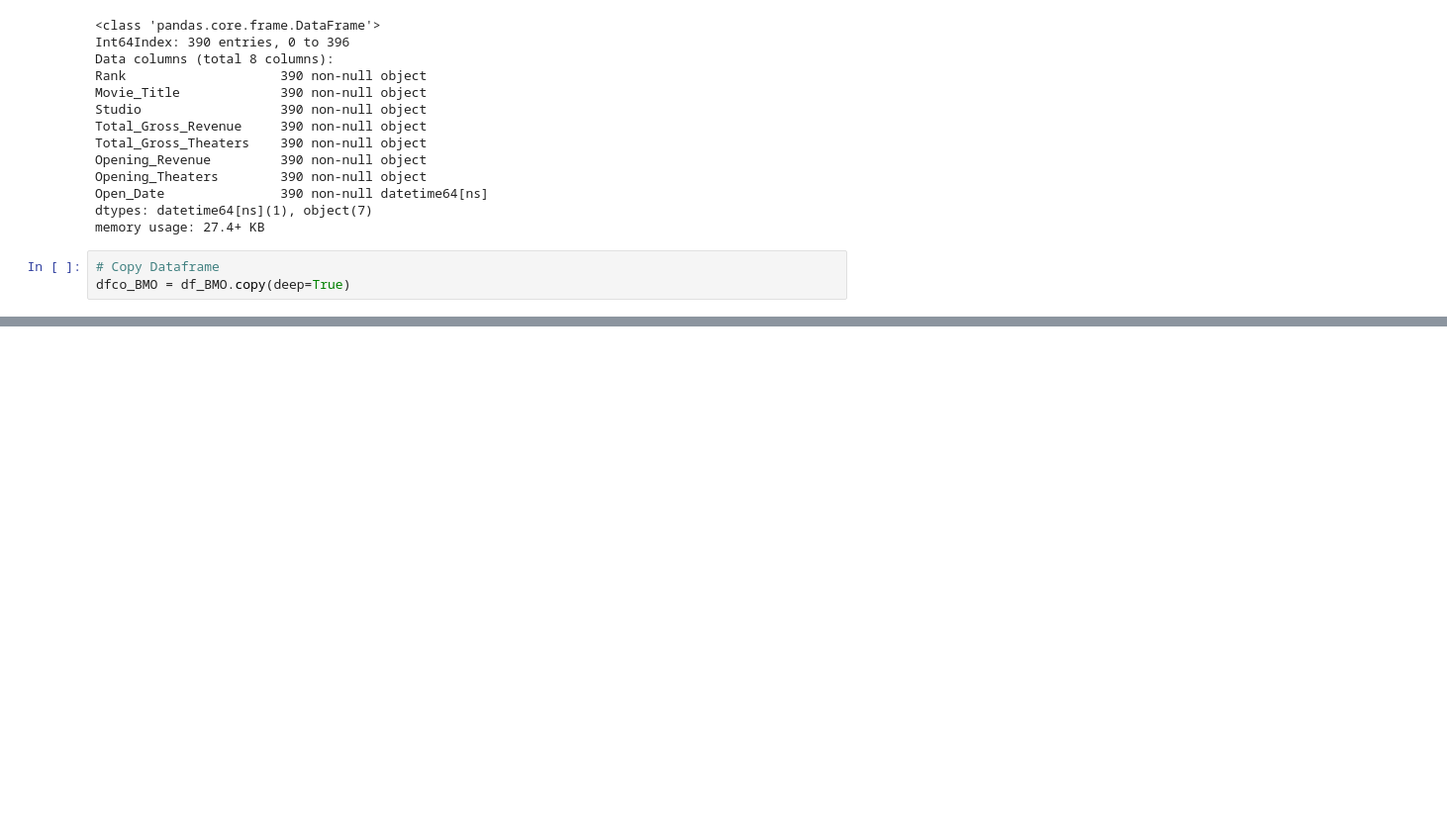
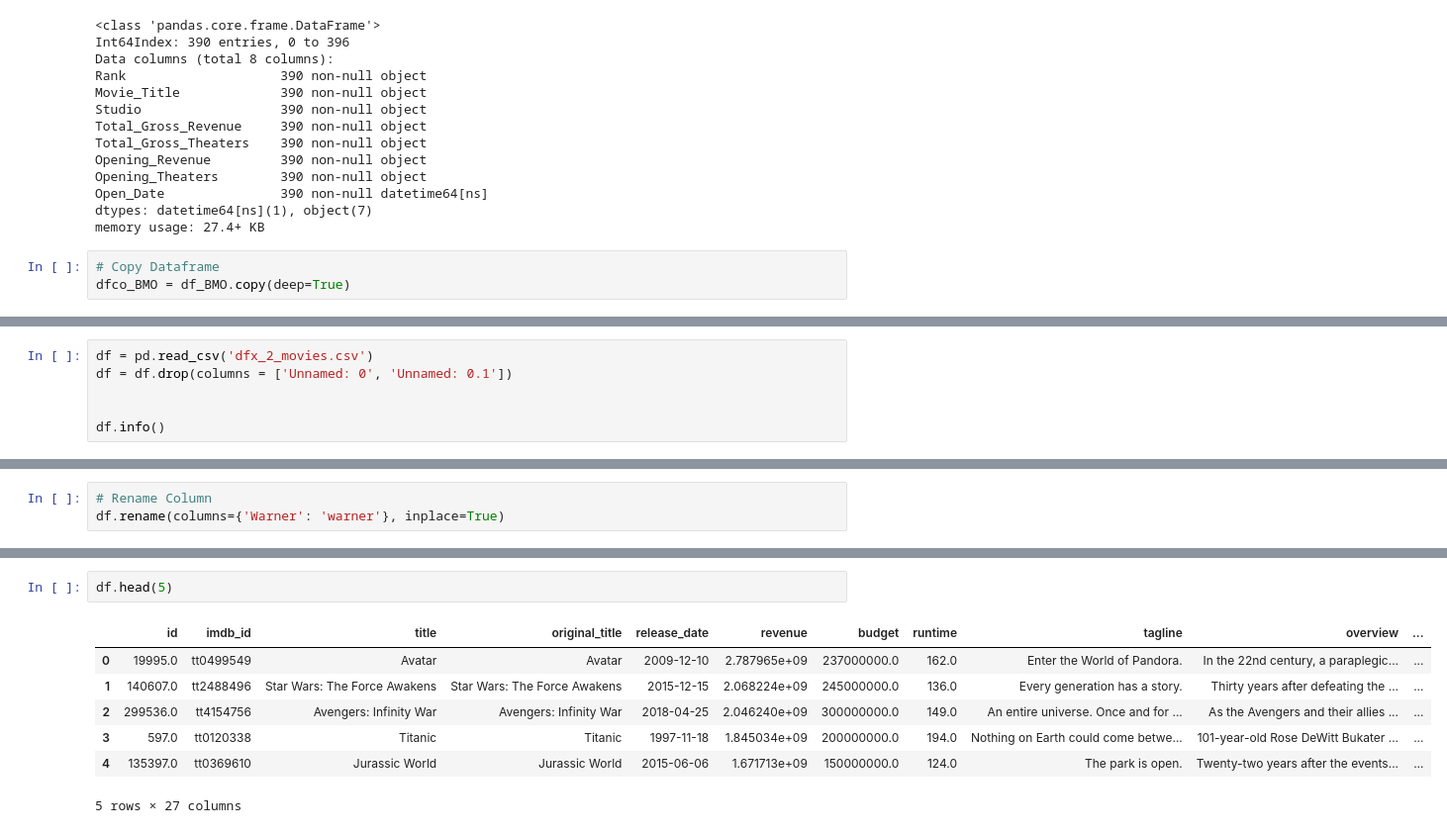
Before and after one commit to maks-p/mod_1_project_movies, a Jupyter notebook: mod-1-movie-project.ipynb, the cells around one changed output, grey strips where cells are left out. Shown at 99% size. Cells and saved outputs as stored; diff of their text form; blank space fills up the shorter version.

```diff
--- a/mod-1-movie-project.ipynb
+++ b/mod-1-movie-project.ipynb
@@ -341,0 +361,6 @@ ValueError: could not convert string to float: 'N/A'
+# %%
+df = pd.read_csv('dfx_2_movies.csv')
+df = df.drop(columns = ['Unnamed: 0', 'Unnamed: 0.1'])
+
+
+df.info()
@@ -341,0 +385,3 @@ ValueError: could not convert string to float: 'N/A'
+# %%
+# Rename Column
+df.rename(columns={'Warner': 'warner'}, inplace=True)
@@ -341,0 +414,10 @@ ValueError: could not convert string to float: 'N/A'
+# %%
+df.head(5)
+# %% [output]
+|  | id | imdb_id | title | original_title | release_date | revenue | budget | runtime | tagline | overview | ... |
+| 0 | 19995.0 | tt0499549 | Avatar | Avatar | 2009-12-10 | 2.787965e+09 | 237000000.0 | 162.0 | Enter the World of Pandora. | In the 22nd century, a paraplegic... | ... |
+| 1 | 140607.0 | tt2488496 | Star Wars: The Force Awakens | Star Wars: The Force Awakens | 2015-12-15 | 2.068224e+09 | 245000000.0 | 136.0 | Every generation has a story. | Thirty years after defeating the ... | ... |
+| 2 | 299536.0 | tt4154756 | Avengers: Infinity War | Avengers: Infinity War | 2018-04-25 | 2.046240e+09 | 300000000.0 | 149.0 | An entire universe. Once and for ... | As the Avengers and their allies ... | ... |
+| 3 | 597.0 | tt0120338 | Titanic | Titanic | 1997-11-18 | 1.845034e+09 | 200000000.0 | 194.0 | Nothing on Earth could come betwe... | 101-year-old Rose DeWitt Bukater ... | ... |
+| 4 | 135397.0 | tt0369610 | Jurassic World | Jurassic World | 2015-06-06 | 1.671713e+09 | 150000000.0 | 124.0 | The park is open. | Twenty-two years after the events... | ... |
+5 rows × 27 columns
```
Also changed, not shown: parts of 5 cells of this notebook, 1 other file.
